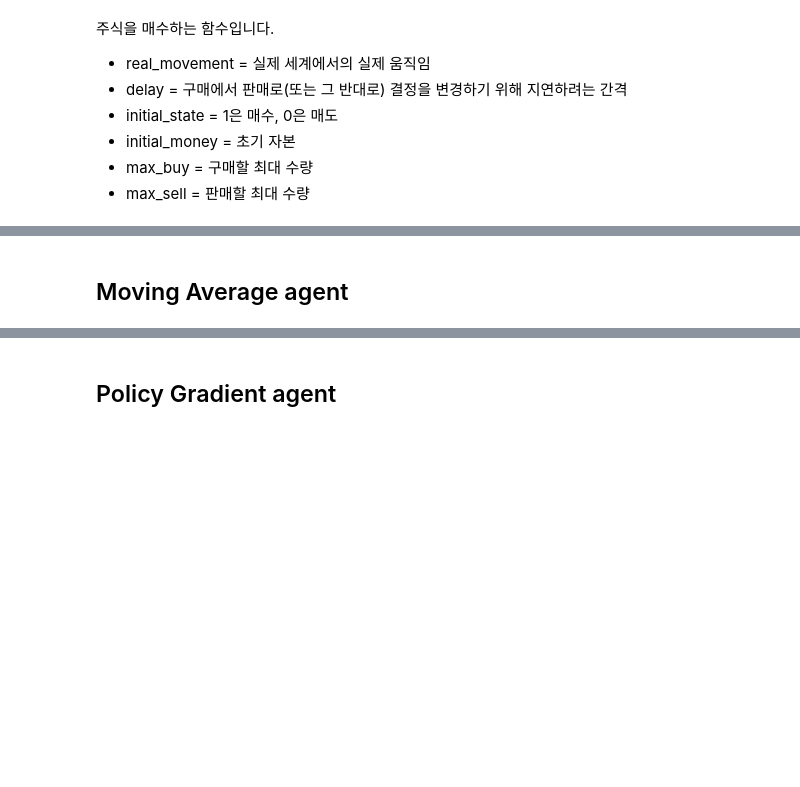
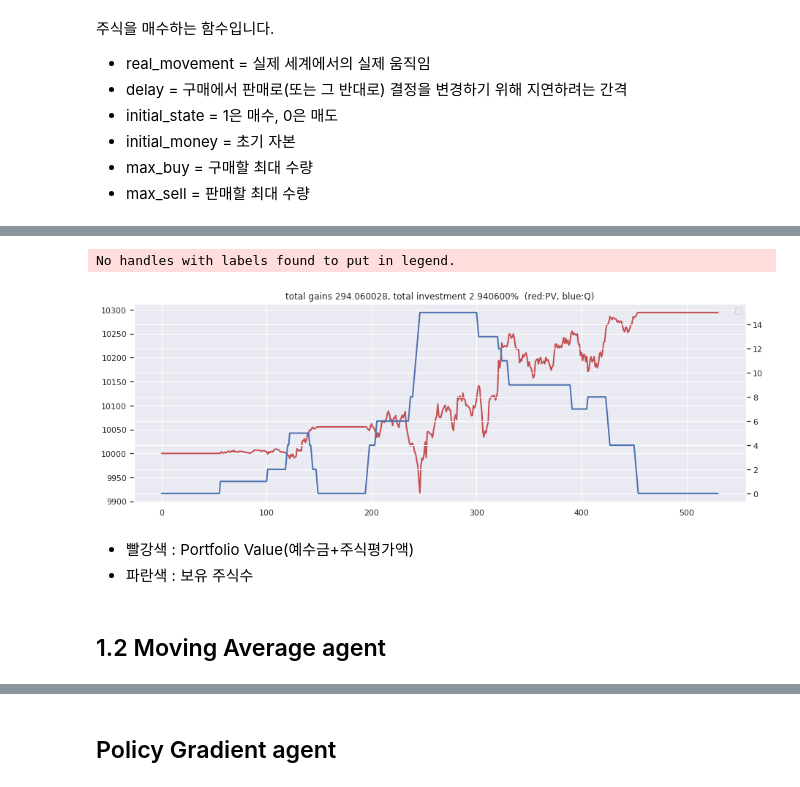
Before and after one commit to Just-Kaggle/labs, a Jupyter notebook: 3_RL/Agent_Trading.ipynb, the cells around one changed output, grey strips where cells are left out. Saved outputs shown, nothing was run; the diff lists cells and outputs as text; code cells hidden in the pictures; blank space fills up the shorter version.

```diff
--- a/3_RL/Agent_Trading.ipynb
+++ b/3_RL/Agent_Trading.ipynb
@@ -103,0 +112,10 @@ df_full = pd.read_csv('output/JPM.csv')
+# %%
+def plot_pvs(name, pvs, invs, total_gains, invest):
+    fig = plt.figure(figsize = (15,5))
+    plt.plot(pvs, color='r', lw=2.)
+    ax = plt.twinx()
+    ax.plot(invs, color='b', lw=2.)
+    plt.title('total gains %f, total investment %f%%  (red:PV, blue:Q)'%(total_gains, invest))
+    plt.legend()
+    plt.savefig('output/'+name+'_q_pv.png')
+    plt.show()
@@ -268,2 +286,10 @@ plt.show()
+# %%
+plot_pvs(name, pvs, invs, total_gains, invest)
+# %% [output]
+No handles with labels found to put in legend.
+[figure, added]
+# %% [markdown]
+* 빨강색 : Portfolio Value(예수금+주식평가액)
+* 파란색 : 보유 주식수
 # %% [markdown]
-## Moving Average agent
+## 1.2 Moving Average agent
```
Also changed, not shown: parts of 31 cells of this notebook.
